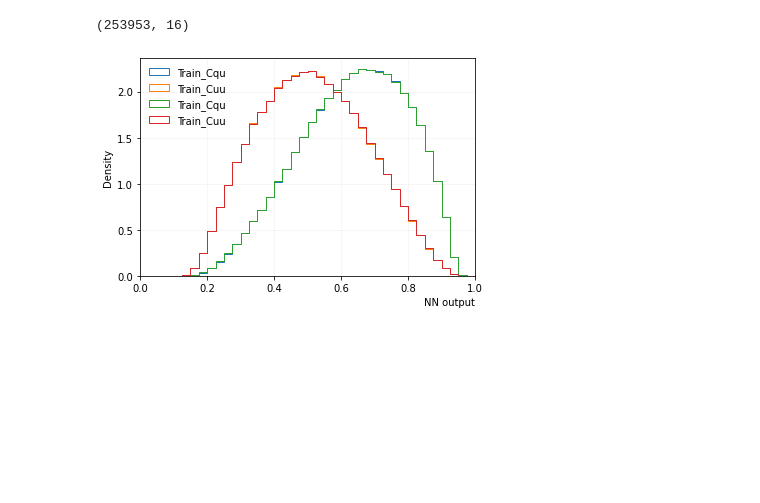
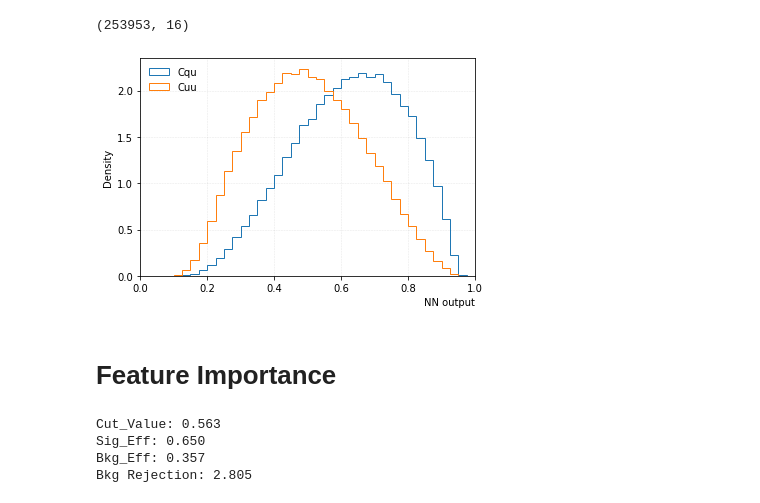
Before and after one commit to MerveNazlim/CatNN, a Jupyter notebook: NN_for_sstt/Signal_Cuu_VS_Cqu18.ipynb, the cells around one changed output. Cells and saved outputs as stored; diff of their text form; code cells hidden in the pictures; blank space fills up the shorter version.

```diff
--- a/NN_for_sstt/Signal_Cuu_VS_Cqu18.ipynb
+++ b/NN_for_sstt/Signal_Cuu_VS_Cqu18.ipynb
@@ -188,0 +205,2 @@ Epoch 5/5
+# %%
+model=Load_Model(path_tosave)
@@ -234,15 +254,27 @@ NN_out_notreweighted = model.predict(inputs_test)
 # %%
 fig = plt.figure()
 plt.grid(color='k', which='both', linestyle='--', lw=0.5, alpha=0.1, zorder = 0)
 plt.xlabel("NN output", horizontalalignment='right', x=1)
 plt.xlim([0,1])
 plt.ylabel("Density")
 histargs = {"bins":40, "range":(0,1.), "density":True, "histtype":'step'}
-plt.hist(NN_out_train[train[1]==1],label = "Train_Cqu", **histargs)
-plt.hist(NN_out_train[train[1]==0],label = "Train_Cuu", **histargs)
-plt.hist(NN_out_notreweighted, label = "Train_Cqu", **histargs, weights=weights_cqu)
-plt.hist(NN_out_notreweighted, label = "Train_Cuu", **histargs, weights=weights_cuu)
+#plt.hist(NN_out_train[train[1]==1],label = "Train_Cqu", **histargs)
+#plt.hist(NN_out_train[train[1]==0],label = "Train_Cuu", **histargs)
+plt.hist(NN_out_notreweighted, label = "Cqu", **histargs, weights=weights_cqu)
+plt.hist(NN_out_notreweighted, label = "Cuu", **histargs, weights=weights_cuu)
 plt.legend(frameon=False, loc='upper left')
+plt.savefig("DNN_Output.png")
 plt.show()
 # %% [output]
-[figure, old version]
+[figure, new version]
+# %% [markdown]
+# Feature Importance
+# %%
+Sig = NN_out_test[test[1]==1]
+Bkg = NN_out_test[test[1]==0]
+Sig_Eff, Bkg_Eff, Signal_Cut = Find_Eff_Cut(Sig=Sig, Bkg=Bkg, Signal_Eff=0.65)
+# %% [output]
+Cut_Value: 0.563
+Sig_Eff: 0.650
+Bkg_Eff: 0.357
+Bkg Rejection: 2.805
```
Also changed, not shown: parts of 10 cells of this notebook, 5 other files.
